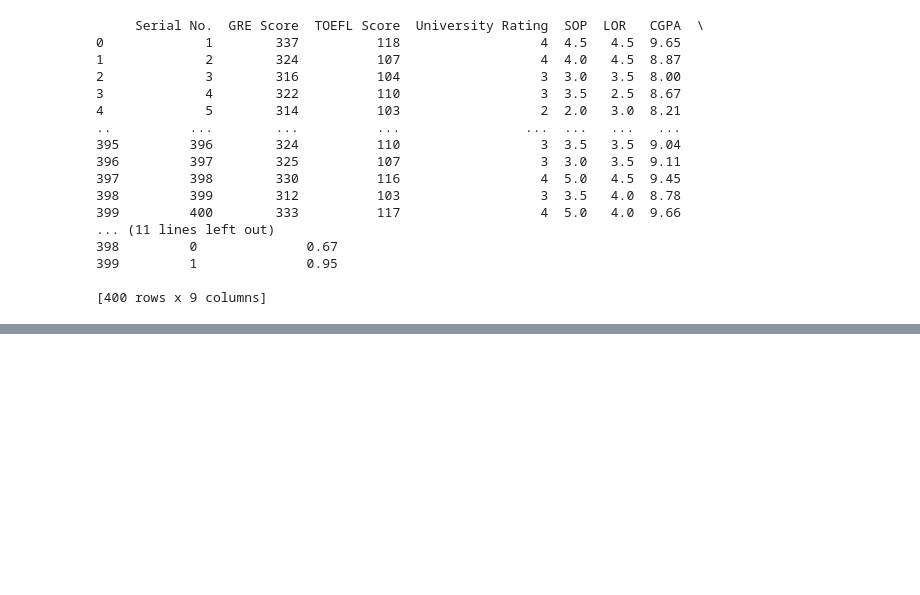
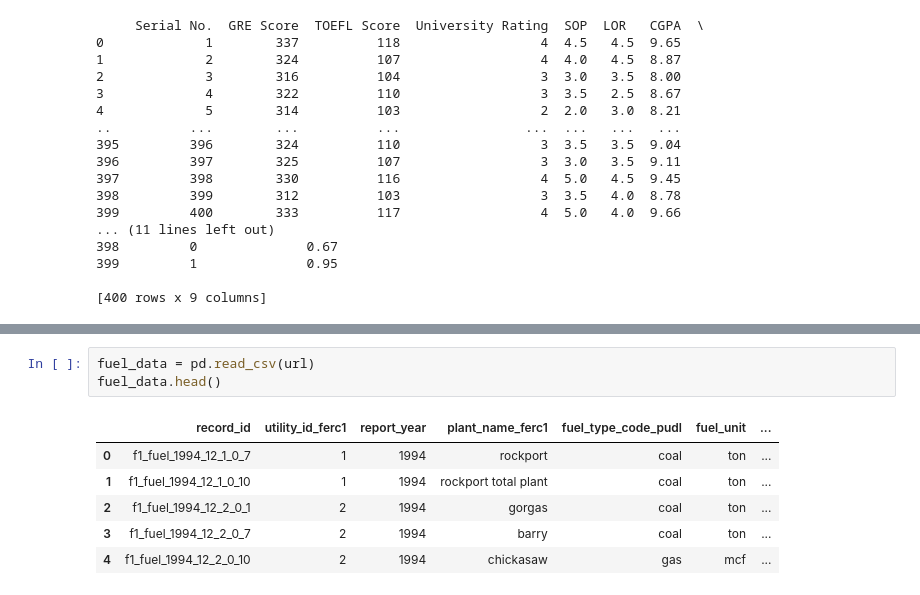
Before and after one commit to Njeri-Gitome/DS_Track, a Jupyter notebook: Data_Types_&_Data_Wrangling.ipynb, the cells around one changed output, grey strips where cells are left out. Drawn from its saved outputs; the diff is of its cells as text; blank space fills up the shorter version.

```diff
--- a/Data_Types_&_Data_Wrangling.ipynb
+++ b/Data_Types_&_Data_Wrangling.ipynb
@@ -69,0 +92,10 @@ df.isnull()
+# %%
+fuel_data = pd.read_csv(url)
+fuel_data.head()
+# %% [output]
+|  | record_id | utility_id_ferc1 | report_year | plant_name_ferc1 | fuel_type_code_pudl | fuel_unit | ... |
+| 0 | f1_fuel_1994_12_1_0_7 | 1 | 1994 | rockport | coal | ton | ... |
+| 1 | f1_fuel_1994_12_1_0_10 | 1 | 1994 | rockport total plant | coal | ton | ... |
+| 2 | f1_fuel_1994_12_2_0_1 | 2 | 1994 | gorgas | coal | ton | ... |
+| 3 | f1_fuel_1994_12_2_0_7 | 2 | 1994 | barry | coal | ton | ... |
+| 4 | f1_fuel_1994_12_2_0_10 | 2 | 1994 | chickasaw | gas | mcf | ... |
```
Also changed, not shown: parts of 17 cells of this notebook.
